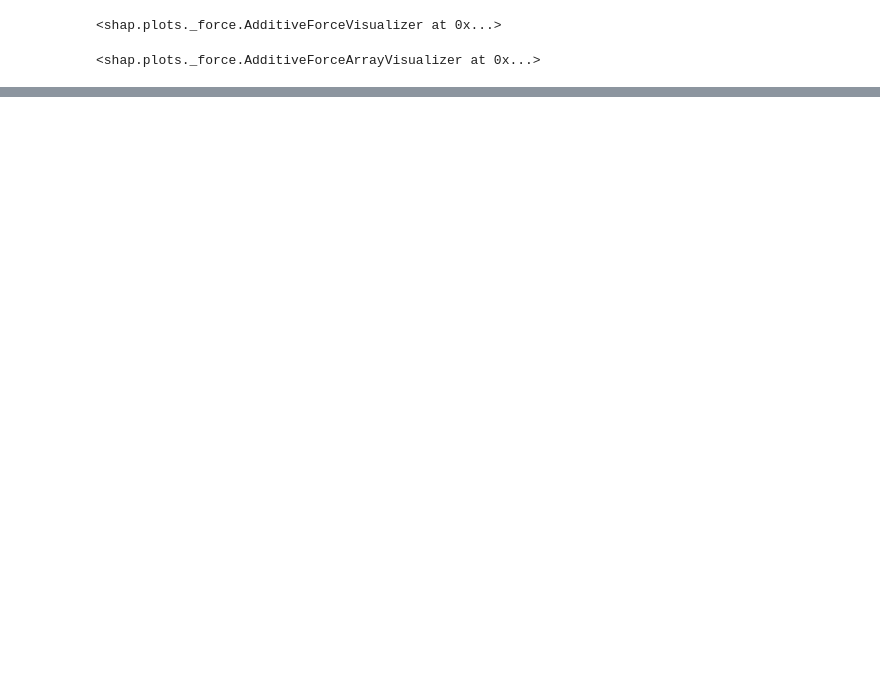
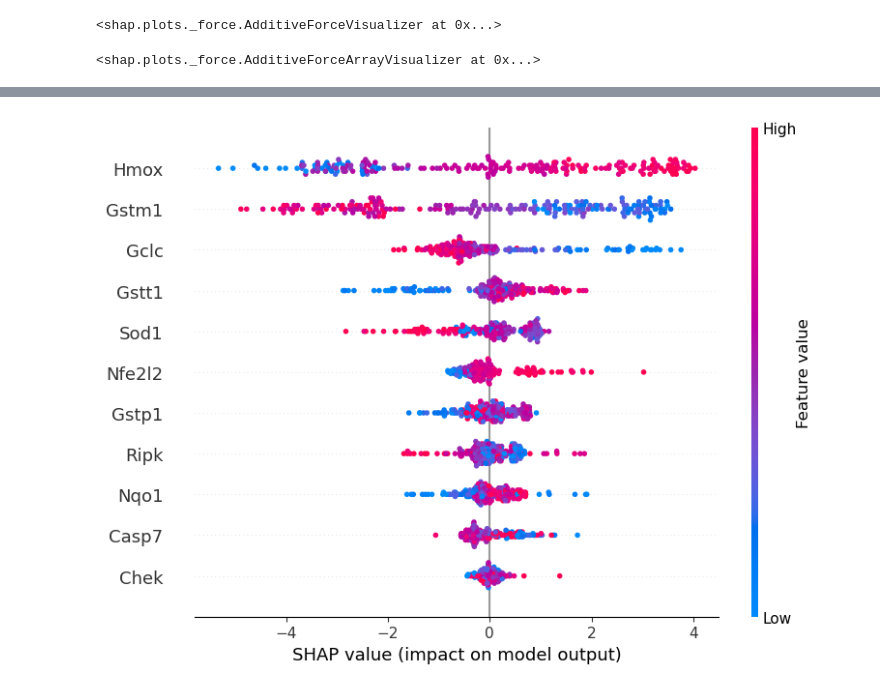
Before and after one commit to karimovdo/gepatit_model, a Jupyter notebook: model_gepatit.ipynb, the cells around one changed output, grey strips where cells are left out. Cells and saved outputs as stored; diff of their text form; code cells hidden in the pictures; blank space fills up the shorter version.

```diff
--- a/model_gepatit.ipynb
+++ b/model_gepatit.ipynb
@@ -246,0 +294,7 @@ array([1, 0], dtype=int64)
+# %%
+y4=y
+y4[y4 == 2] = 3
+y4[y4 == 1] = 3
+y4[y4 == 0] = 1
+y4[y4 == 3] = 0
+y4.unique()
@@ -364,4 +419,0 @@ data.loc[data['group'] == 4 ,'Nekroz'] = data[data['group'] == 4  ]['Nekroz'] *
-# %%
-X = data.loc[:,'group':'Sod1']
-y = data['Nekroz']
-X_train2, X_test2, y_train2, y_test2 = train_test_split(X, y, test_size=0.25, random_state=12345)
@@ -407,6 +419,0 @@ print(f'rmse= {result}')
-# %%
-X = data.loc[:,'toxicant':'Nekroz']
-y = data['group']
-X_train3, X_test3, y_train3, y_test3 = train_test_split(X, y, test_size=0.25, random_state=12345)
-cat_features = ['toxicant', 'time']
-#нужно будет убрать время и оставить только 72 часа. и оринтироваться по тому лечению которое помогает
@@ -432,0 +420,6 @@ tunned_model.fit(
+# %%
+tree_explainer = shap.TreeExplainer(model2)
+shap_values = tree_explainer.shap_values(X)
+shap.summary_plot(shap_values, X)
+# %% [output]
+[figure, added]
```
Also changed, not shown: parts of 34 cells of this notebook, 4 other files.
